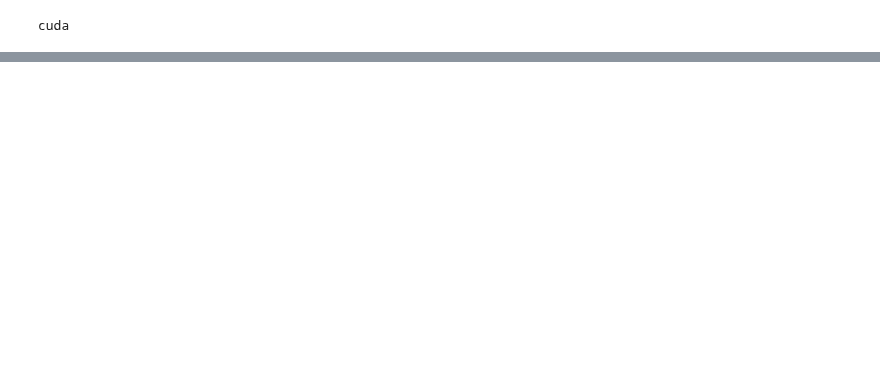
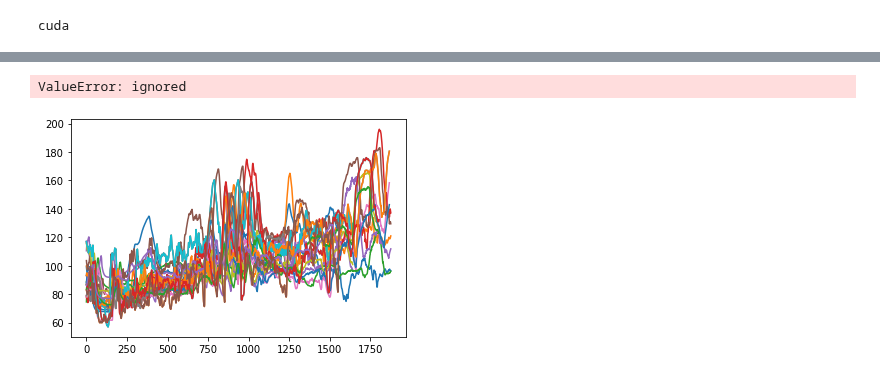
Before and after one commit to davipeag/HeartRateRegression, a Jupyter notebook: pamap_pce_lstm.ipynb, the cells around one changed output, grey strips where cells are left out. Saved outputs shown, nothing was run; the diff lists cells and outputs as text; code cells hidden in the pictures; blank space fills up the shorter version.

```diff
--- a/pamap_pce_lstm.ipynb
+++ b/pamap_pce_lstm.ipynb
@@ -149,0 +152,75 @@ Already up to date.
+# %%
+import matplotlib.pyplot as plt
+import pickle
+
+def compute_ensemble(results):
+
+  ys = [v["predictions"][0].reshape(-1).numpy() for v in results]
+  min_len_y = min([len(y) for y in ys])
+  ys = [y[:min_len_y]]
+  for i in range(1, len(ys)-1):
+    assert np.all(ys[i] == ys[i-1])
+  ps = np.stack([v["predictions"][1].reshape(-1).numpy()[min_len_y] for v in results])
+
+  s = ps[0]
+  for p in ps[1:]:
+    s = s + p
+
+  a = s/len(ps)
+  y = ys[0]
+
+  plt.plot(a)
+  plt.plot(y)
+
+  return np.mean(np.abs(a - y)), np.mean(np.abs(ps - y))
+
+
+fchoice = {
+  'alpha': 0.6,
+  'ts_per_samples': [50],
+  'val_sub': 4,
+  'ts_sub': 5,
+  'batch_size': 64,
+  'weight_decay': 0.0,
+  'lr': 0.001,
+  'nattrs': 40,
+  'dropout_rate': 0.15,
+  'lstm_input': 64,
+  'lstm_size': 128,
+  'ts_h_size': 16}
+
+
+from PPG import UtilitiesDataXY
+from collections import defaultdict
+nepoch = 80
+aresults = defaultdict(dict)
+for val_sub in [4,5,3,2,1,0,6,7]:
+  for ts_sub in range(8):
+    if val_sub == ts_sub:
+      continue
+    fchoice["ts_sub"] = ts_sub
+    fchoice["val_sub"] = val_sub
+    filename = f"pamap_ts_{ts_sub}_val_{val_sub}_alpha_{fchoice['alpha']}_nepoch_{nepoch}.pkl"
+    save_path = os.path.join(STORE_DIR, filename)
+    try:
+      with open(save_path , "rb") as f:
+        out = pickle.load(f)
+    except FileNotFoundError:
+      full_trainer = RegressionHR.FullTrainer.PceLstmDiscriminatorFullTrainer(dfs_train, args["device"], nepoch)
+      try:
+        out = full_trainer.train(**fchoice)
+        with open(save_path, "wb") as f:
+          pickle.dump(out, f)
+
+      except RuntimeError as e:
+        if isinstance(e, KeyboardInterrupt):
+          raise e
+        else:
+          print("####")
+          print(f"Failed: {choice}")
+          print("###")
+
+    print(out["args"], out["metric"])
+    aresults[ts_sub][val_sub] = out
+    print(f"{ts_sub}-TS:{compute_ensemble(list(aresults[ts_sub].values()))}")
+# %% [output]
@@ -150,3 +244,5 @@ Already up to date.
+ValueError: ignored
+[figure, added]
 # %%
 import matplotlib.pyplot as plt
 import pickle
```
Also changed, not shown: parts of 5 cells of this notebook.
